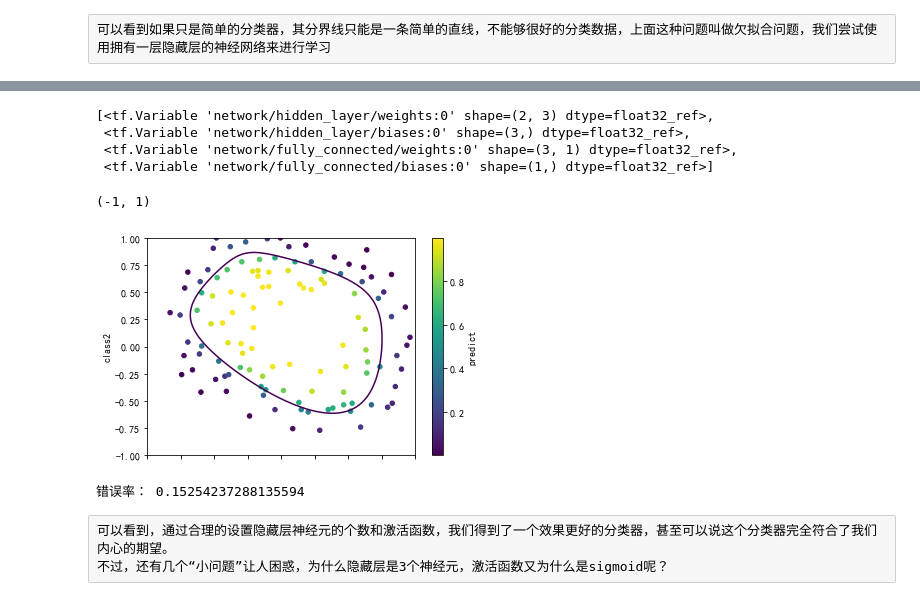
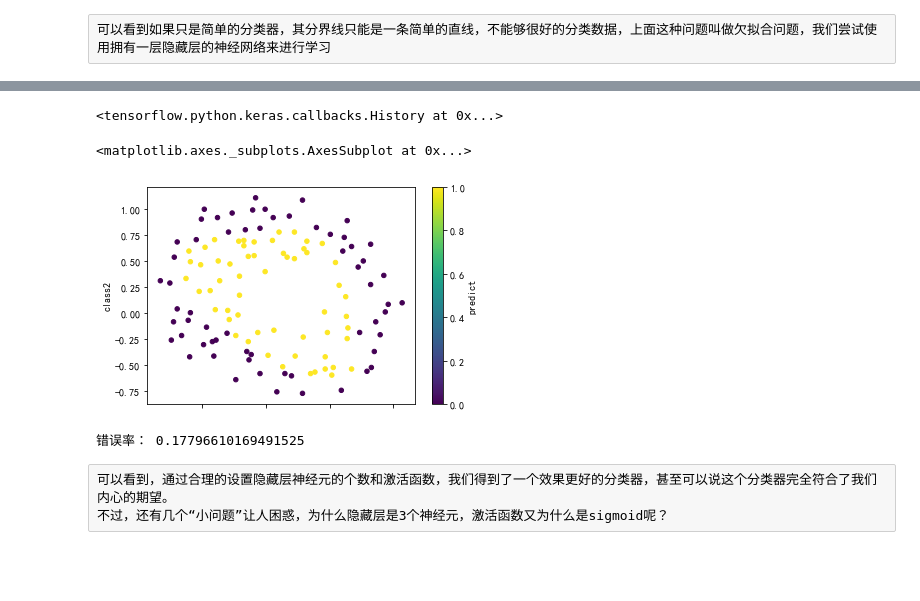
Before and after one commit to BradyHu/digital_design, a Jupyter notebook: 20190331-机器学习、DNN/04-逻辑回归实战.ipynb, the cells around one changed output, grey strips where cells are left out. Saved outputs shown, nothing was run; the diff lists cells and outputs as text; code cells hidden in the pictures; blank space fills up the shorter version.

```diff
--- a/20190331-机器学习、DNN/04-逻辑回归实战.ipynb
+++ b/20190331-机器学习、DNN/04-逻辑回归实战.ipynb
@@ -176,0 +80,9 @@ with tf.Session() as sess:
+# %%
+x = df[['class1','class2']].values
+y = df[['pass']].values
+
+model = tf.keras.Sequential([tf.keras.layers.Dense(1,activation=tf.nn.sigmoid)])
+model.compile(optimizer='adam',
+              loss=tf.losses.binary_crossentropy,
+              metrics=[tf.metrics.binary_accuracy])
+model.fit(x,y,epochs=10000,verbose=0)
@@ -177,5 +91,5 @@ with tf.Session() as sess:
 # %%
-df['predict']=_y_predict
+df['predict']=model.predict_classes(x)
 df.plot(kind='scatter',x='class1',y='class2',c='predict',cmap='viridis')
 plt.contour(X,Y,Z.reshape([101,101]),0)
 plt.xlim(-1,1)
@@ -241,25 +102,27 @@ finish train
-# %%
-tf.get_collection('trainable_variables',scope='network')
-# %% [output]
-[<tf.Variable 'network/hidden_layer/weights:0' shape=(2, 3) dtype=float32_ref>,
- <tf.Variable 'network/hidden_layer/biases:0' shape=(3,) dtype=float32_ref>,
- <tf.Variable 'network/fully_connected/weights:0' shape=(3, 1) dtype=float32_ref>,
- <tf.Variable 'network/fully_connected/biases:0' shape=(1,) dtype=float32_ref>]
+# %%
+x = df[['class1','class2']].values
+y = df[['pass']].values
+
+model = tf.keras.Sequential([tf.keras.layers.Dense(3,activation=tf.nn.sigmoid),
+                            tf.keras.layers.Dense(1,activation=tf.nn.sigmoid)])
+model.compile(optimizer='adam',
+              loss=tf.losses.binary_crossentropy,
+              metrics=[tf.metrics.binary_accuracy])
+model.fit(x,y,epochs=10000,verbose=0)
+# %% [output]
+<tensorflow.python.keras.callbacks.History at 0x...>
 # %%
-df['predict']=_y_predict
+df['predict']=model.predict_classes(x)
 df.plot(kind='scatter',x='class1',y='class2',c='predict',cmap='viridis')
-plt.contour(X,Y,Z.reshape([101,101]),0.5)
-plt.xlim(-1,1)
-plt.ylim(-1,1)
 # %% [output]
-(-1, 1)
+<matplotlib.axes._subplots.AxesSubplot at 0x...>
-[figure, old version]
+[figure, new version]
 # %%
 df['p_label']=df['predict'].apply(lambda x:0 if x<0.5 else 1)
 # %%
 print('错误率：',(df['pass'] != df['p_label']).sum()/len(df))
 # %% [output]
-错误率： 0.15254237288135594
+错误率： 0.17796610169491525
 # %% [raw]
 可以看到，通过合理的设置隐藏层神经元的个数和激活函数，我们得到了一个效果更好的分类器，甚至可以说这个分类器完全符合了我们内心的期望。
 不过，还有几个“小问题”让人困惑，为什么隐藏层是3个神经元，激活函数又为什么是sigmoid呢？
```
Also changed, not shown: parts of 17 cells of this notebook, 22 other files.
